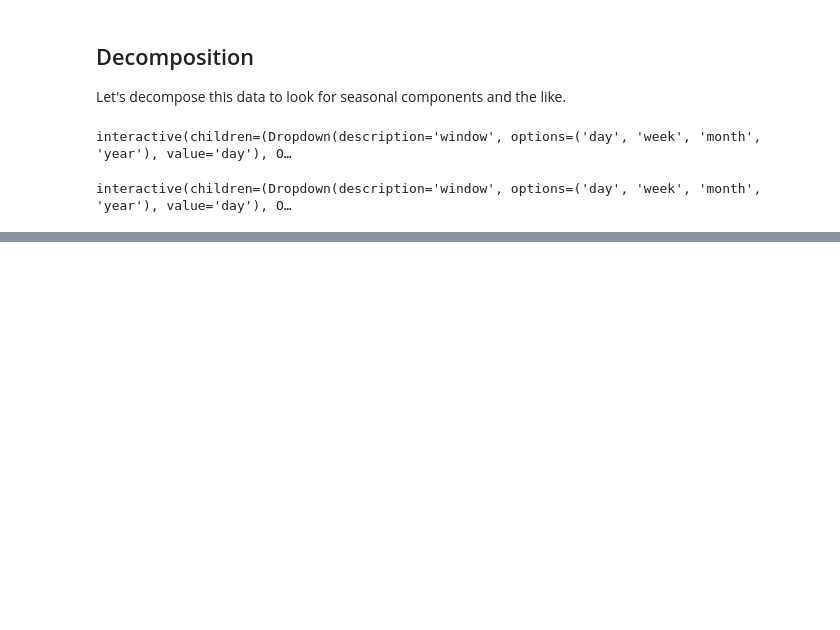
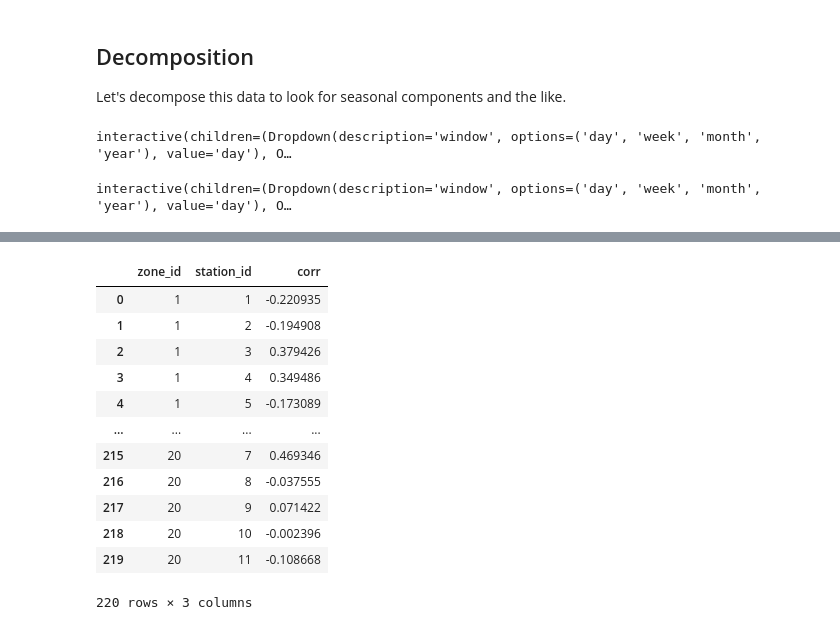
Before and after one commit to pavander7/415-final-project, a Jupyter notebook: data_loaders.ipynb, the cells around one changed output, grey strips where cells are left out. Cells and saved outputs as stored; diff of their text form; code cells hidden in the pictures; blank space fills up the shorter version.

```diff
--- a/data_loaders.ipynb
+++ b/data_loaders.ipynb
@@ -8,6 +8,10 @@ import seaborn as sns
 from ipywidgets import interact
 from statsmodels.tsa.seasonal import seasonal_decompose
 import statsmodels.api as sm
+
+pd.set_option('display.max_rows', 20)
+pd.set_option('display.max_columns', None)
+pd.set_option('display.width', None)
 # %% [markdown]
 # Function Definitions
 # %%
@@ -316,0 +340,38 @@ strong multicollinearity or other numerical problems.
+# %%
+mappings = []
+
+for zone, zone_g in zones.items():
+    for station, station_g in stations.items():
+        merged_data = zone_g.join(station_g, how='inner', lsuffix='_zone', rsuffix='_station')
+        merged_data = merged_data.dropna()
+
+        corr = zone_g[f"load"].corr(station_g[f"temp"])
+
+        new_row = {
+            "zone_id": zone,
+            "station_id": station,
+            "corr": corr
+        }
+
+        mappings.append(new_row)
+
+mapping_mtx = pd.DataFrame(mappings)
+
+mapping_mtx['zone_id'] = mapping_mtx['zone_id'].astype("int64")
+mapping_mtx['station_id'] = mapping_mtx['station_id'].astype("int64")
+
+mapping_mtx
+# %% [output]
+|  | zone_id | station_id | corr |
+| 0 | 1 | 1 | -0.220935 |
+| 1 | 1 | 2 | -0.194908 |
+| 2 | 1 | 3 | 0.379426 |
+| 3 | 1 | 4 | 0.349486 |
+| 4 | 1 | 5 | -0.173089 |
+| ... | ... | ... | ... |
+| 215 | 20 | 7 | 0.469346 |
+| 216 | 20 | 8 | -0.037555 |
+| 217 | 20 | 9 | 0.071422 |
+| 218 | 20 | 10 | -0.002396 |
+| 219 | 20 | 11 | -0.108668 |
+220 rows × 3 columns
```
Also changed, not shown: parts of 19 cells of this notebook, 8 other files.
